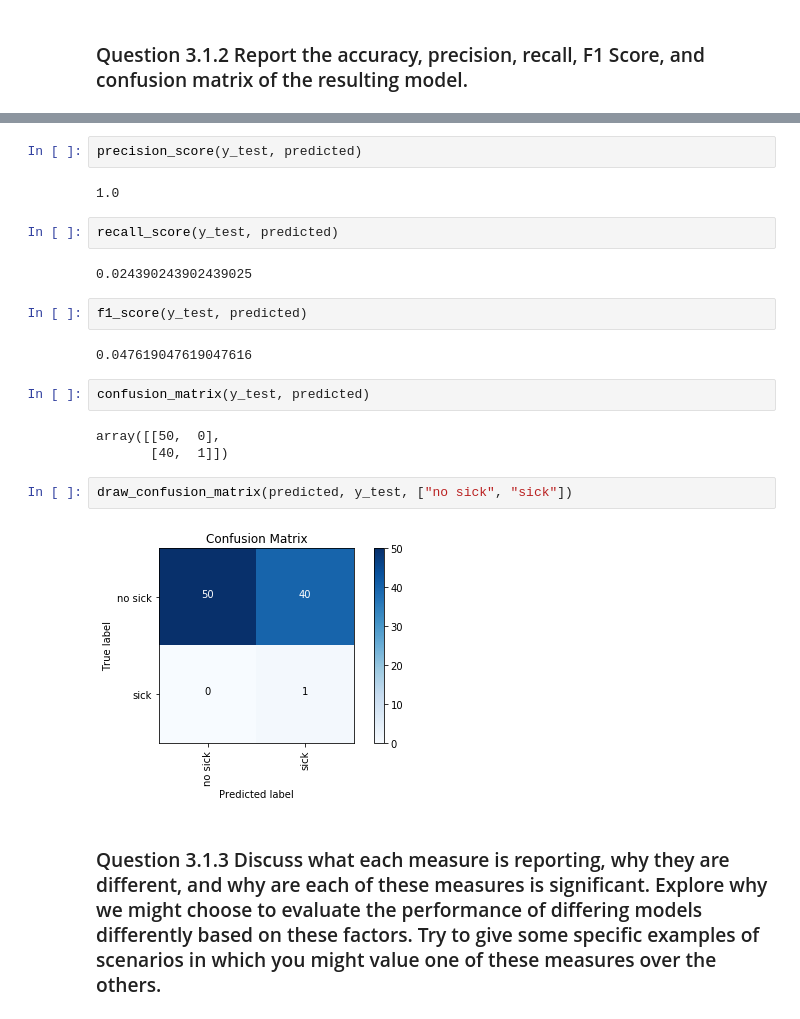
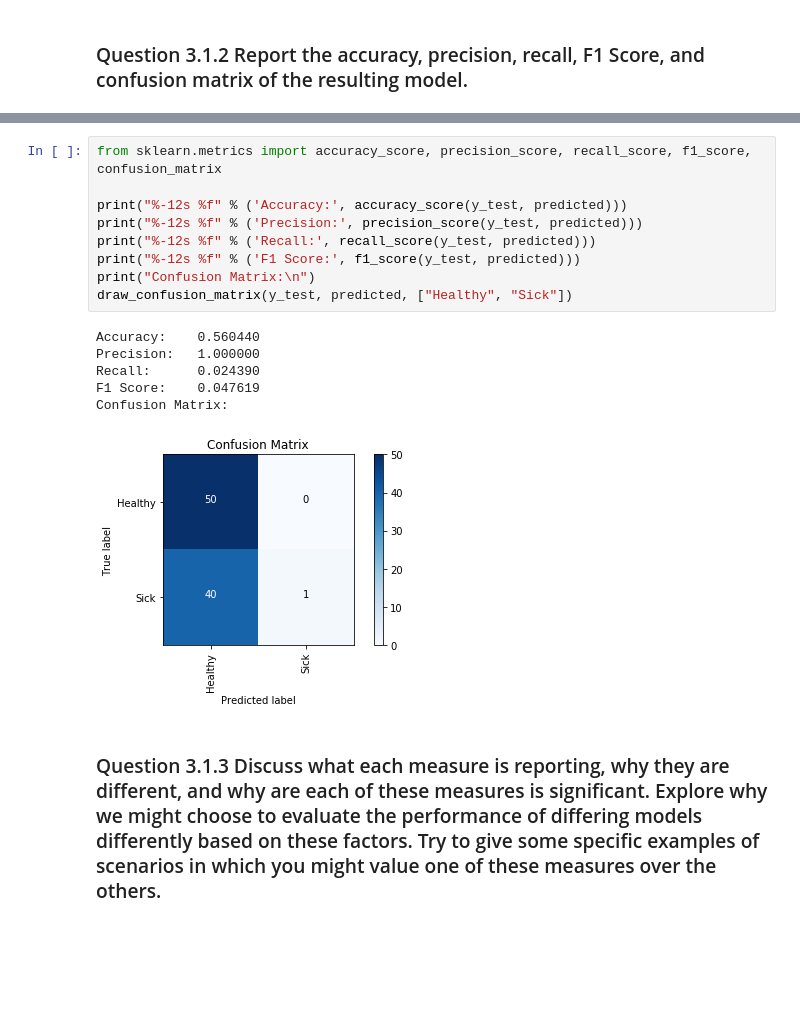
Before and after one commit to sdulaney/UCLA-CS-188-Data-Science-Fundamentals, a Jupyter notebook: proj2/Project_2/cs188_project2-Blank.ipynb, the cells around one changed output, grey strips where cells are left out. Drawn from its saved outputs; the diff is of its cells as text; blank space fills up the shorter version.

```diff
--- a/proj2/Project_2/cs188_project2-Blank.ipynb
+++ b/proj2/Project_2/cs188_project2-Blank.ipynb
@@ -544,24 +538,19 @@ accuracy_score(y_test, predicted)
-# %%
-precision_score(y_test, predicted)
-# %% [output]
-1.0
-# %%
-recall_score(y_test, predicted)
-# %% [output]
-0.024390243902439025
-# %%
-f1_score(y_test, predicted)
-# %% [output]
-0.047619047619047616
-# %%
-confusion_matrix(y_test, predicted)
-# %% [output]
-array([[50,  0],
-       [40,  1]])
-# %%
-draw_confusion_matrix(predicted, y_test, ["no sick", "sick"])
-# %% [output]
-[figure, removed]
+# %%
+from sklearn.metrics import accuracy_score, precision_score, recall_score, f1_score, confusion_matrix
+
+print("%-12s %f" % ('Accuracy:', accuracy_score(y_test, predicted)))
+print("%-12s %f" % ('Precision:', precision_score(y_test, predicted)))
+print("%-12s %f" % ('Recall:', recall_score(y_test, predicted)))
+print("%-12s %f" % ('F1 Score:', f1_score(y_test, predicted)))
+print("Confusion Matrix:\n")
+draw_confusion_matrix(y_test, predicted, ["Healthy", "Sick"])
+# %% [output]
+Accuracy:    0.560440
+Precision:   1.000000
+Recall:      0.024390
+F1 Score:    0.047619
+Confusion Matrix:
+[figure, added]
 # %% [markdown]
 ### Question 3.1.3 Discuss what each measure is reporting, why they are different, and why are each of these measures is significant. Explore why we might choose to evaluate the performance of differing models differently based on these factors. Try to give some specific examples of scenarios in which you might value one of these measures over the others.
 # %% [markdown]
```
Also changed, not shown: parts of 13 cells of this notebook.
